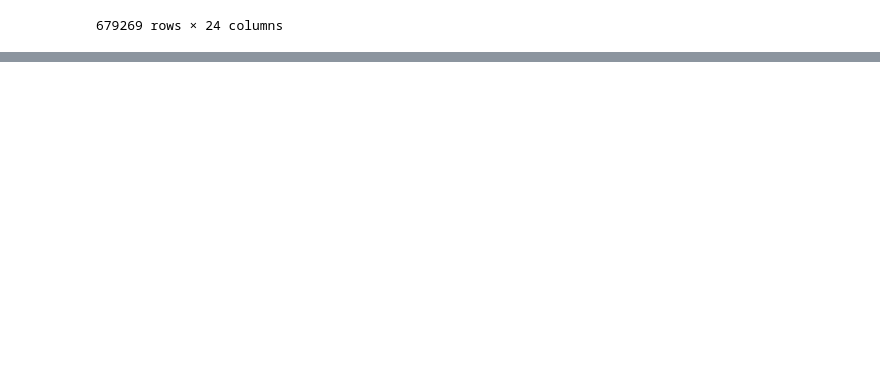
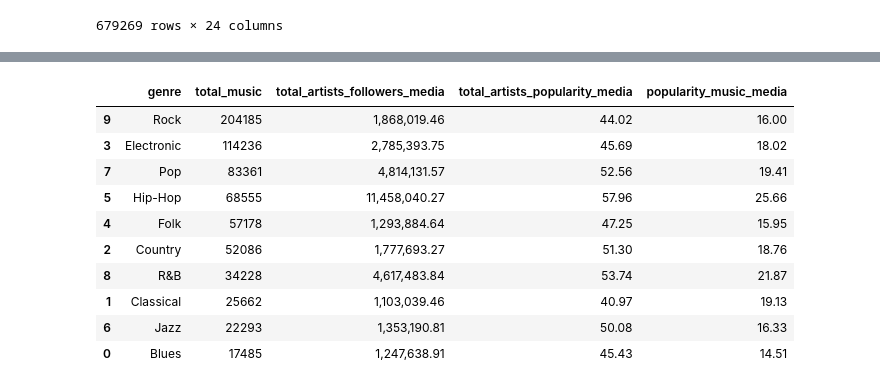
Before and after one commit to ryandias1/Pipeline-de-Dados, a Jupyter notebook: miniProjeto.ipynb, the cells around one changed output, grey strips where cells are left out. Cells and saved outputs as stored; diff of their text form; code cells hidden in the pictures; blank space fills up the shorter version.

```diff
--- a/miniProjeto.ipynb
+++ b/miniProjeto.ipynb
@@ -167,0 +197,21 @@ df_artistas_musicas
+# %%
+pd.set_option('display.float_format', lambda x: f'{x:,.2f}')
+df_analise_musicas = df_artistas_musicas.groupby(by="genre", as_index=False).agg(
+    total_music=("genre", "count"),
+    total_artists_followers_media=("total_artist_followers", "mean"),
+    total_artists_popularity_media=("avg_artist_popularity", "mean"),
+    popularity_music_media=("popularity_x", "mean")
+).sort_values(by="total_music", ascending=False)
+df_analise_musicas
+# %% [output]
+|  | genre | total_music | total_artists_followers_media | total_artists_popularity_media | popularity_music_media |
+| 9 | Rock | 204185 | 1,868,019.46 | 44.02 | 16.00 |
+| 3 | Electronic | 114236 | 2,785,393.75 | 45.69 | 18.02 |
+| 7 | Pop | 83361 | 4,814,131.57 | 52.56 | 19.41 |
+| 5 | Hip-Hop | 68555 | 11,458,040.27 | 57.96 | 25.66 |
+| 4 | Folk | 57178 | 1,293,884.64 | 47.25 | 15.95 |
+| 2 | Country | 52086 | 1,777,693.27 | 51.30 | 18.76 |
+| 8 | R&B | 34228 | 4,617,483.84 | 53.74 | 21.87 |
+| 1 | Classical | 25662 | 1,103,039.46 | 40.97 | 19.13 |
+| 6 | Jazz | 22293 | 1,353,190.81 | 50.08 | 16.33 |
+| 0 | Blues | 17485 | 1,247,638.91 | 45.43 | 14.51 |
```
Also changed, not shown: parts of 3 cells of this notebook.
